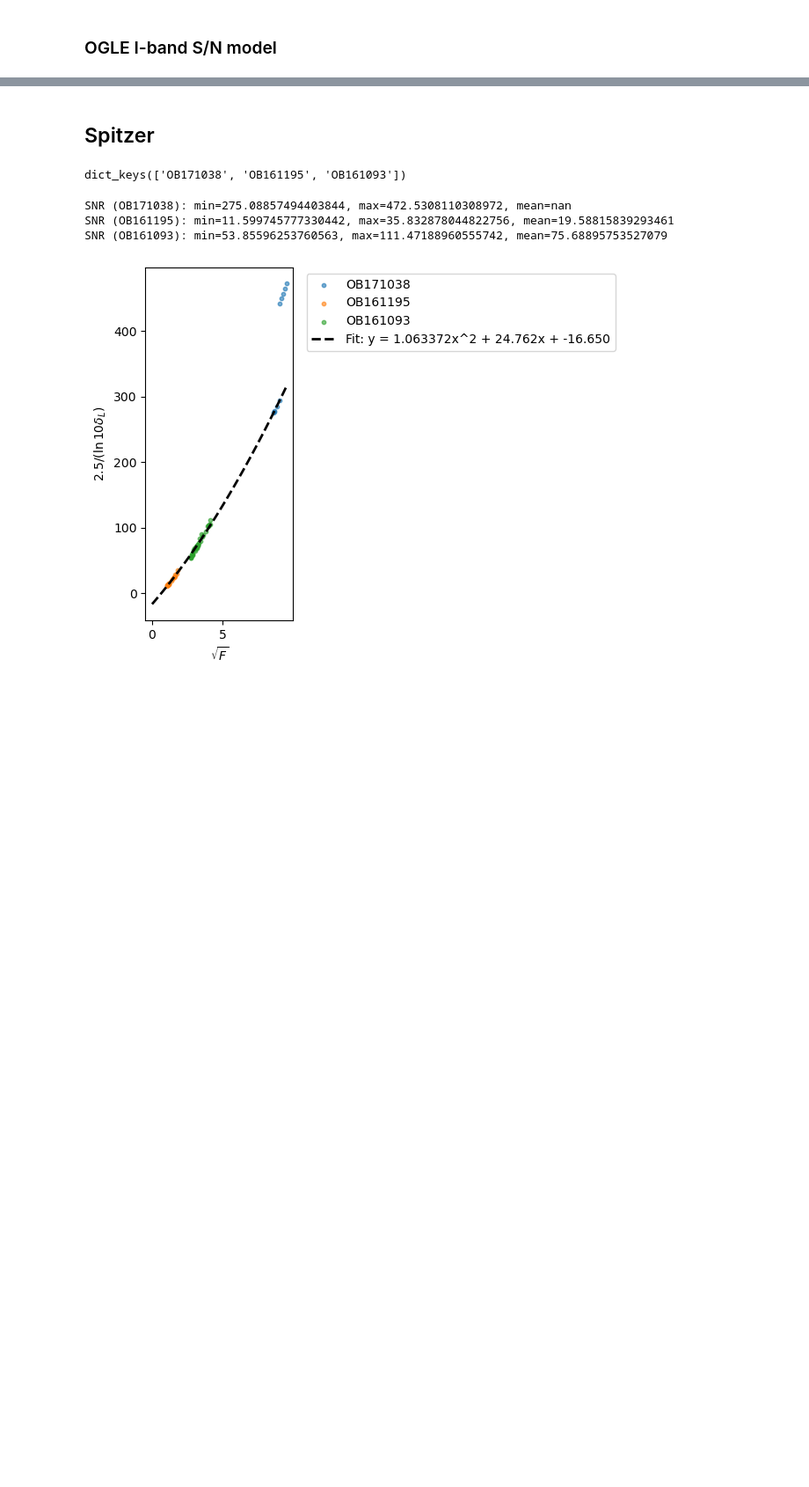
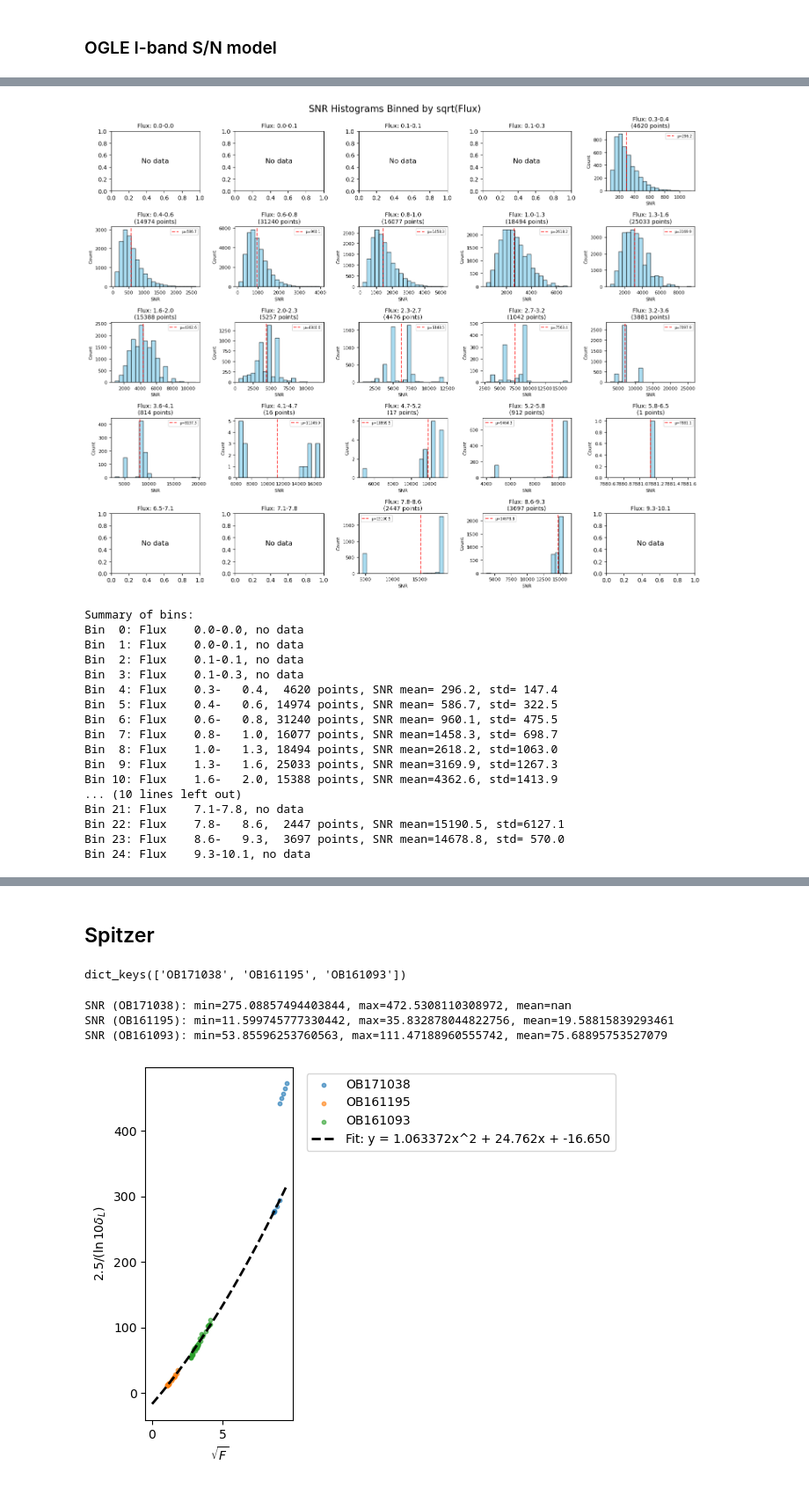
Before and after one commit to AmberLee2427/PopSyCLE-table, a Jupyter notebook: Noise_Models.ipynb, the cells around one changed output, grey strips where cells are left out. Shown: that part at 88% size. Saved outputs shown, nothing was run; the diff lists cells and outputs as text; code cells hidden in the pictures; blank space fills up the shorter version.

```diff
--- a/Noise_Models.ipynb
+++ b/Noise_Models.ipynb
@@ -293,0 +337,80 @@ plt.show()
+# %%
+# bin along the sqrt(F) x-axis - create 25 bins for 5x5 subplot grid
+xx = np.linspace(0, np.sqrt(np.max(X)), 26)  # 26 edges for 25 bins
+xx = xx**2  # convert back to flux space
+binned_data = {}
+
+# Create the 5x5 subplot figure
+fig, axes = plt.subplots(5, 5, figsize=(15, 12))
+fig.suptitle('SNR Histograms Binned by sqrt(Flux)', fontsize=16)
+
+# Process each bin
+for i in range(25):  # 25 bins for 5x5 grid
+    mask = (X >= xx[i]) & (X < xx[i+1])
+
+    # Calculate subplot position (row, col)
+    row = i // 5  # Integer division gives row (0-4)
+    col = i % 5   # Modulo gives column (0-4)
+
+    ax = axes[row, col]
+
+    if np.any(mask):
+        # Get the SNR values for this flux bin
+        snr_values = Y[mask]
+        binned_data[f'bin_{i}'] = snr_values
+
+        # Create histogram
+        ax.hist(snr_values, bins=20, alpha=0.7, edgecolor='black', color='skyblue')
+        ax.set_title(f'Flux: {xx[i]:.1f}-{xx[i+1]:.1f}\n({len(snr_values)} points)', fontsize=10)
+        ax.set_ylabel('Count', fontsize=8)
+        ax.set_xlabel('SNR', fontsize=8)
+        ax.tick_params(labelsize=8)
+
+        # Add some statistics
+        mean_snr = np.mean(snr_values)
+        std_snr = np.std(snr_values)
+        ax.axvline(mean_snr, color='red', linestyle='--', alpha=0.7, label=f'μ={mean_snr:.1f}')
+        ax.legend(fontsize=6)
+    else:
+        # No data in this bin
+        ax.text(0.5, 0.5, 'No data', transform=ax.transAxes,
+                ha='center', va='center', fontsize=12)
+        ax.set_title(f'Flux: {xx[i]:.1f}-{xx[i+1]:.1f}', fontsize=10)
+
+plt.tight_layout()
+plt.show()
+
+# Print summary statistics
+mu, std = [], []
+print("Summary of bins:")
+for i in range(25):
+    if f'bin_{i}' in binned_data:
+        data = binned_data[f'bin_{i}']
+        mu.append(np.mean(data))
+        std.append(np.std(data))
+        print(f"Bin {i:2d}: Flux {xx[i]:6.1f}-{xx[i+1]:6.1f}, "
+              f"{len(data):5d} points, "
+              f"SNR mean={np.mean(data):6.1f}, std={np.std(data):6.1f}")
+    else:
+        mu.append(np.nan)
+        std.append(np.nan)
+        print(f"Bin {i:2d}: Flux {xx[i]:6.1f}-{xx[i+1]:.1f}, no data")
+# %% [output]
+[figure, added]
+Summary of bins:
+Bin  0: Flux    0.0-0.0, no data
+Bin  1: Flux    0.0-0.1, no data
+Bin  2: Flux    0.1-0.1, no data
+Bin  3: Flux    0.1-0.3, no data
+Bin  4: Flux    0.3-   0.4,  4620 points, SNR mean= 296.2, std= 147.4
+Bin  5: Flux    0.4-   0.6, 14974 points, SNR mean= 586.7, std= 322.5
+Bin  6: Flux    0.6-   0.8, 31240 points, SNR mean= 960.1, std= 475.5
+Bin  7: Flux    0.8-   1.0, 16077 points, SNR mean=1458.3, std= 698.7
+Bin  8: Flux    1.0-   1.3, 18494 points, SNR mean=2618.2, std=1063.0
+Bin  9: Flux    1.3-   1.6, 25033 points, SNR mean=3169.9, std=1267.3
+Bin 10: Flux    1.6-   2.0, 15388 points, SNR mean=4362.6, std=1413.9
+... (10 lines left out)
+Bin 21: Flux    7.1-7.8, no data
+Bin 22: Flux    7.8-   8.6,  2447 points, SNR mean=15190.5, std=6127.1
+Bin 23: Flux    8.6-   9.3,  3697 points, SNR mean=14678.8, std= 570.0
+Bin 24: Flux    9.3-10.1, no data
```
Also changed, not shown: parts of 6 cells of this notebook, 1 other file.
